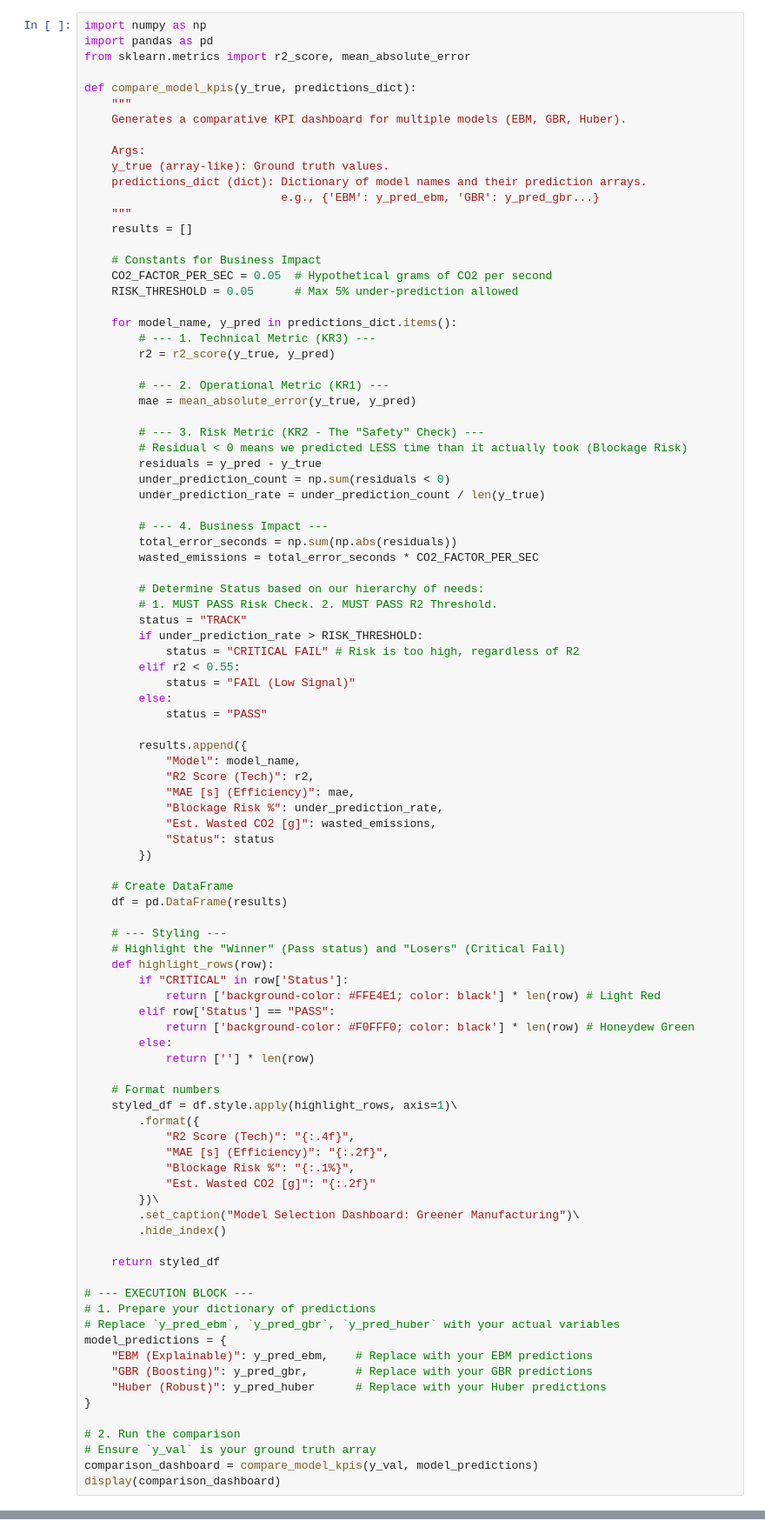
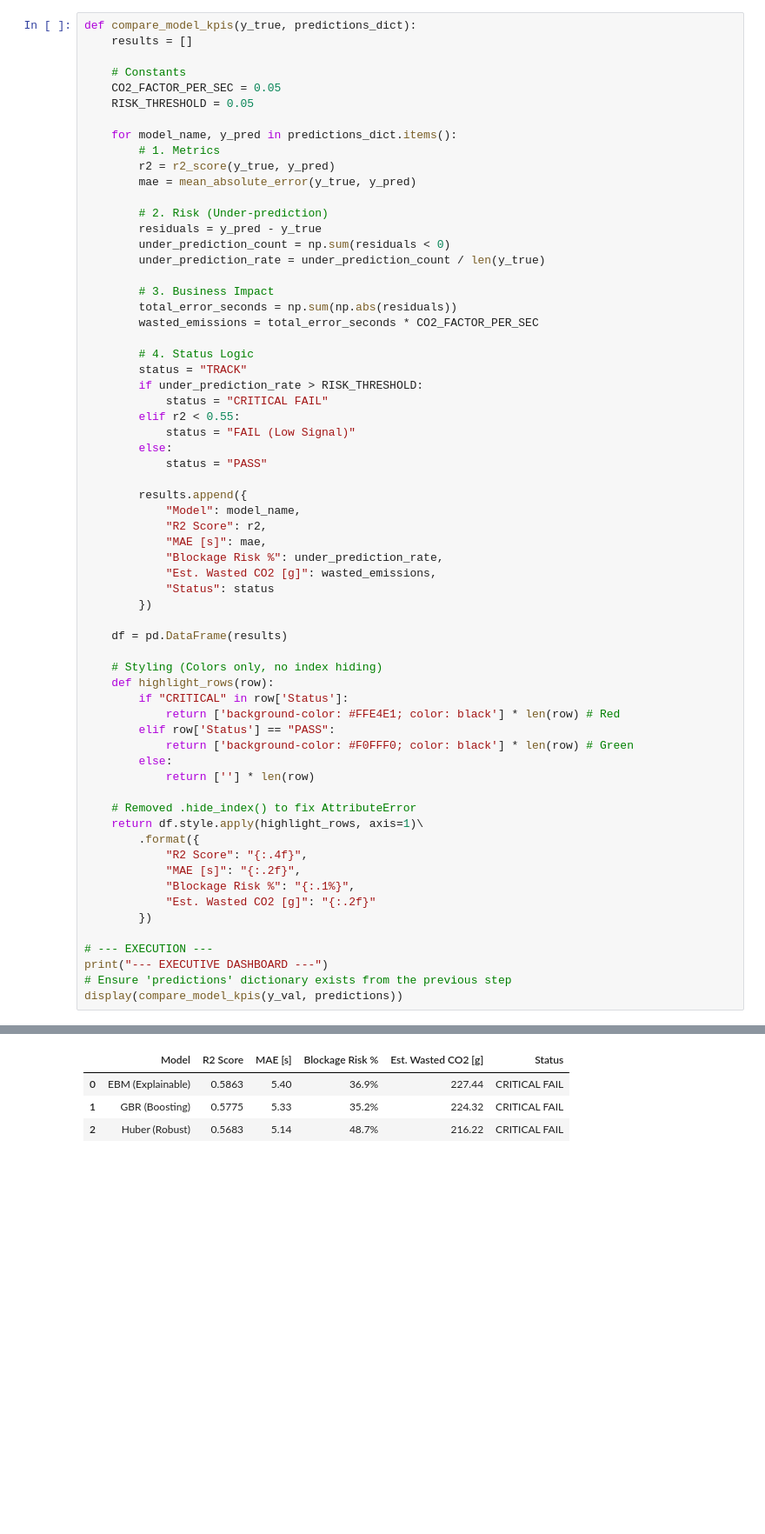
Before and after one commit to SebastiansJourney/AIPM_ML-Project_Mercedes-Benz, a Jupyter notebook: notebooks/5_KPI–OKR_Mapping.ipynb, the cells around one changed output, grey strips where cells are left out. Shown at 87% size. Drawn from its saved outputs; the diff is of its cells as text; blank space fills up the shorter version.

```diff
--- a/notebooks/5_KPI–OKR_Mapping.ipynb
+++ b/notebooks/5_KPI–OKR_Mapping.ipynb
@@ -22,45 +128,29 @@ The following code implements this mapping. It transforms raw model predictions
 # %%
-import numpy as np
-import pandas as pd
-from sklearn.metrics import r2_score, mean_absolute_error
-
 def compare_model_kpis(y_true, predictions_dict):
-    """
-    Generates a comparative KPI dashboard for multiple models (EBM, GBR, Huber).
-
-    Args:
-    y_true (array-like): Ground truth values.
-    predictions_dict (dict): Dictionary of model names and their prediction arrays.
-                             e.g., {'EBM': y_pred_ebm, 'GBR': y_pred_gbr...}
-    """
     results = []
 
-    # Constants for Business Impact
-    CO2_FACTOR_PER_SEC = 0.05  # Hypothetical grams of CO2 per second
-    RISK_THRESHOLD = 0.05      # Max 5% under-prediction allowed
+    # Constants
+    CO2_FACTOR_PER_SEC = 0.05
+    RISK_THRESHOLD = 0.05
 
     for model_name, y_pred in predictions_dict.items():
-        # --- 1. Technical Metric (KR3) ---
+        # 1. Metrics
         r2 = r2_score(y_true, y_pred)
-
-        # --- 2. Operational Metric (KR1) ---
         mae = mean_absolute_error(y_true, y_pred)
 
-        # --- 3. Risk Metric (KR2 - The "Safety" Check) ---
-        # Residual < 0 means we predicted LESS time than it actually took (Blockage Risk)
+        # 2. Risk (Under-prediction)
         residuals = y_pred - y_true
         under_prediction_count = np.sum(residuals < 0)
         under_prediction_rate = under_prediction_count / len(y_true)
 
-        # --- 4. Business Impact ---
+        # 3. Business Impact
         total_error_seconds = np.sum(np.abs(residuals))
         wasted_emissions = total_error_seconds * CO2_FACTOR_PER_SEC
 
-        # Determine Status based on our hierarchy of needs:
-        # 1. MUST PASS Risk Check. 2. MUST PASS R2 Threshold.
+        # 4. Status Logic
         status = "TRACK"
         if under_prediction_rate > RISK_THRESHOLD:
-            status = "CRITICAL FAIL" # Risk is too high, regardless of R2
+            status = "CRITICAL FAIL"
         elif r2 < 0.55:
             status = "FAIL (Low Signal)"
         else:
@@ -68,50 +158,35 @@ def compare_model_kpis(y_true, predictions_dict):
 
         results.append({
             "Model": model_name,
-            "R2 Score (Tech)": r2,
-            "MAE [s] (Efficiency)": mae,
+            "R2 Score": r2,
+            "MAE [s]": mae,
             "Blockage Risk %": under_prediction_rate,
             "Est. Wasted CO2 [g]": wasted_emissions,
             "Status": status
         })
 
-    # Create DataFrame
     df = pd.DataFrame(results)
 
-    # --- Styling ---
-    # Highlight the "Winner" (Pass status) and "Losers" (Critical Fail)
+    # Styling (Colors only, no index hiding)
     def highlight_rows(row):
         if "CRITICAL" in row['Status']:
-            return ['background-color: #FFE4E1; color: black'] * len(row) # Light Red
+            return ['background-color: #FFE4E1; color: black'] * len(row) # Red
         elif row['Status'] == "PASS":
-            return ['background-color: #F0FFF0; color: black'] * len(row) # Honeydew Green
+            return ['background-color: #F0FFF0; color: black'] * len(row) # Green
         else:
             return [''] * len(row)
 
-    # Format numbers
-    styled_df = df.style.apply(highlight_rows, axis=1)\
+    # Removed .hide_index() to fix AttributeError
+    return df.style.apply(highlight_rows, axis=1)\
         .format({
-            "R2 Score (Tech)": "{:.4f}",
-            "MAE [s] (Efficiency)": "{:.2f}",
+            "R2 Score": "{:.4f}",
+            "MAE [s]": "{:.2f}",
             "Blockage Risk %": "{:.1%}",
             "Est. Wasted CO2 [g]": "{:.2f}"
-        })\
-        .set_caption("Model Selection Dashboard: Greener Manufacturing")\
-        .hide_index()
+        })
 
-    return styled_df
-
-# --- EXECUTION BLOCK ---
-# 1. Prepare your dictionary of predictions
-# Replace `y_pred_ebm`, `y_pred_gbr`, `y_pred_huber` with your actual variables
-model_predictions = {
-    "EBM (Explainable)": y_pred_ebm,    # Replace with your EBM predictions
-    "GBR (Boosting)": y_pred_gbr,       # Replace with your GBR predictions
-    "Huber (Robust)": y_pred_huber      # Replace with your Huber predictions
-}
-
-# 2. Run the comparison
-# Ensure `y_val` is your ground truth array
-comparison_dashboard = compare_model_kpis(y_val, model_predictions)
-display(comparison_dashboard)
+# --- EXECUTION ---
+print("--- EXECUTIVE DASHBOARD ---")
+# Ensure 'predictions' dictionary exists from the previous step
+display(compare_model_kpis(y_val, predictions))
 # %% [output]
@@ -118,0 +194,4 @@ NameError: name 'y_pred_ebm' is not defined
+|  | Model | R2 Score | MAE [s] | Blockage Risk % | Est. Wasted CO2 [g] | Status |
+| 0 | EBM (Explainable) | 0.5863 | 5.40 | 36.9% | 227.44 | CRITICAL FAIL |
+| 1 | GBR (Boosting) | 0.5775 | 5.33 | 35.2% | 224.32 | CRITICAL FAIL |
+| 2 | Huber (Robust) | 0.5683 | 5.14 | 48.7% | 216.22 | CRITICAL FAIL |
```
Also changed, not shown: parts of 11 cells of this notebook.
